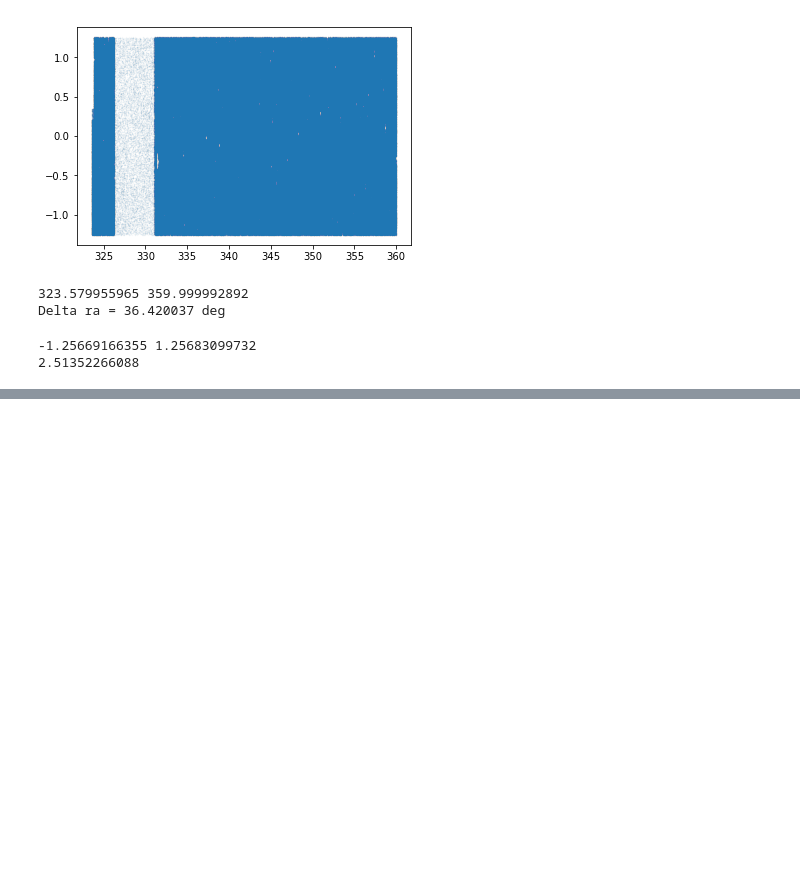
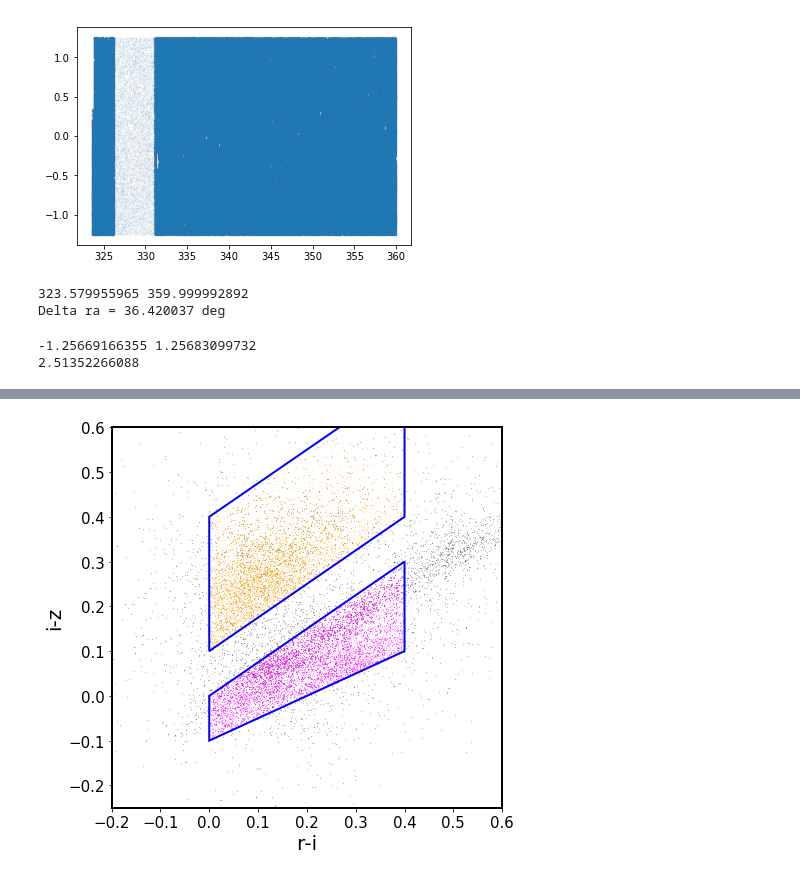
Before and after one commit to suberlak/SDSS_S82_FP_research, a Jupyter notebook: code/06.2017_SDSS_differential_counts.ipynb, the cells around one changed output, grey strips where cells are left out. Cells and saved outputs as stored; diff of their text form; code cells hidden in the pictures; blank space fills up the shorter version.

```diff
--- a/code/06.2017_SDSS_differential_counts.ipynb
+++ b/code/06.2017_SDSS_differential_counts.ipynb
@@ -506,0 +567,83 @@ Saved as /Users/chris/GradResearch/SDSS_S82_FP_research/data_products/Fig_Ivezic
+# %%
+# Tests / changes  that Zeljko mentioned  :
+#
+#
+# select in r-i vs i-z   : why are the black dots two separate loci ?
+
+fig,ax = plt.subplots(1,1,figsize=(7,7))
+dotsize = 0.01
+# plot top two panels :
+# scatter in r-i  vs g-r   and i-z vs r-i
+suffix = '_all'
+g = data['gpsfMean'+suffix].data.data
+r = data['rpsfMean'+suffix].data.data
+u = data['upsfMean'+suffix].data.data
+i = data['ipsfMean'+suffix].data.data
+z = data['zpsfMean'+suffix].data.data
+
+# the mask here is whatever the outcome of making a plot above ...
+ri = r[m]-i[m]
+iz = i[m]-z[m]
+
+ax.scatter(ri, iz, s=0)
+ax.set_xlabel('r-i')
+ax.set_ylabel('i-z')
+ax.set_xlim(-0.2,0.6)
+ax.set_ylim(-0.25,0.6)
+
+# select the rest of objects
+ug = u[m]-g[m]
+mask_rest = (0.8 < ug)
+ax.scatter(ri[mask_rest], iz[mask_rest], s=dotsize, c='black')
+
+# plot a line from (x1,y1) -->  (x2, y2),
+# find out the equation of diagonal line y = ax + b
+# anything above the line  is y > ax + b,
+# and below the line y < ax + b
+x1,y1 = 0,0.1
+x2,y2 = 0.4,0.4
+x3,y3 = 0.4,0.7
+x4,y4 = 0, 0.4
+
+a_slope_bottom = (y2-y1)/(x2-x1)
+b_intercept_bottom = y1 - a_slope_bottom * x1
+
+a_slope_top = (y4-y3)/(x4-x3)
+b_intercept_top = y3 - a_slope_top * x3
+
+# left, right, upper line
+m1 = (ri > x1) * (ri < x2) * ( iz > (a_slope_bottom * ri + b_intercept_bottom ))*\
+( iz < (a_slope_top * ri + b_intercept_top ))
+
+ax.scatter(ri[m1], iz[m1], s=0.02, color='orange')
+
+ax.add_patch(Polygon([[x1,y1],   # what's fed into polygon is an array
+                   [x2,y2], # N x 2 of  (xi, yi) vertices ...
+                   [x3,y3],
+                   [x4,y4]], fill = False, lw = 2 ,
+                     edgecolor='blue', facecolor=None))
+
+x1,y1  = 0,-0.1
+x2,y2 = 0.4,0.1
+x3,y3 = 0.4,0.3
+x4,y4 = 0, 0
+a_slope_bottom = (y2-y1)/(x2-x1)
+b_intercept_bottom = y1 - a_slope_bottom * x1
+
+a_slope_top = (y4-y3)/(x4-x3)
+b_intercept_top = y3 - a_slope_top * x3
+
+# left, right, upper line
+m1 = (ri > x1) * (ri < x2) * ( iz > (a_slope_bottom * ri + b_intercept_bottom ))*\
+( iz < (a_slope_top * ri + b_intercept_top ))
+
+ax.scatter(ri[m2], iz[m2], s=0.02, color='magenta')
+
+ax.add_patch(Polygon([[x1,y1],   # what's fed into polygon is an array
+                   [x2,y2], # N x 2 of  (xi, yi) vertices ...
+                   [x3,y3],
+                   [x4,y4]], fill = False, lw = 2 ,
+                     edgecolor='blue', facecolor=None))
+plt.savefig(outDir + 'Fig1_s1_g_sel_ri_iz_blobs.png', bbox_inches = 'tight')
+# %% [output]
+[figure, added]
```
Also changed, not shown: parts of 13 cells of this notebook, 1 other file.
